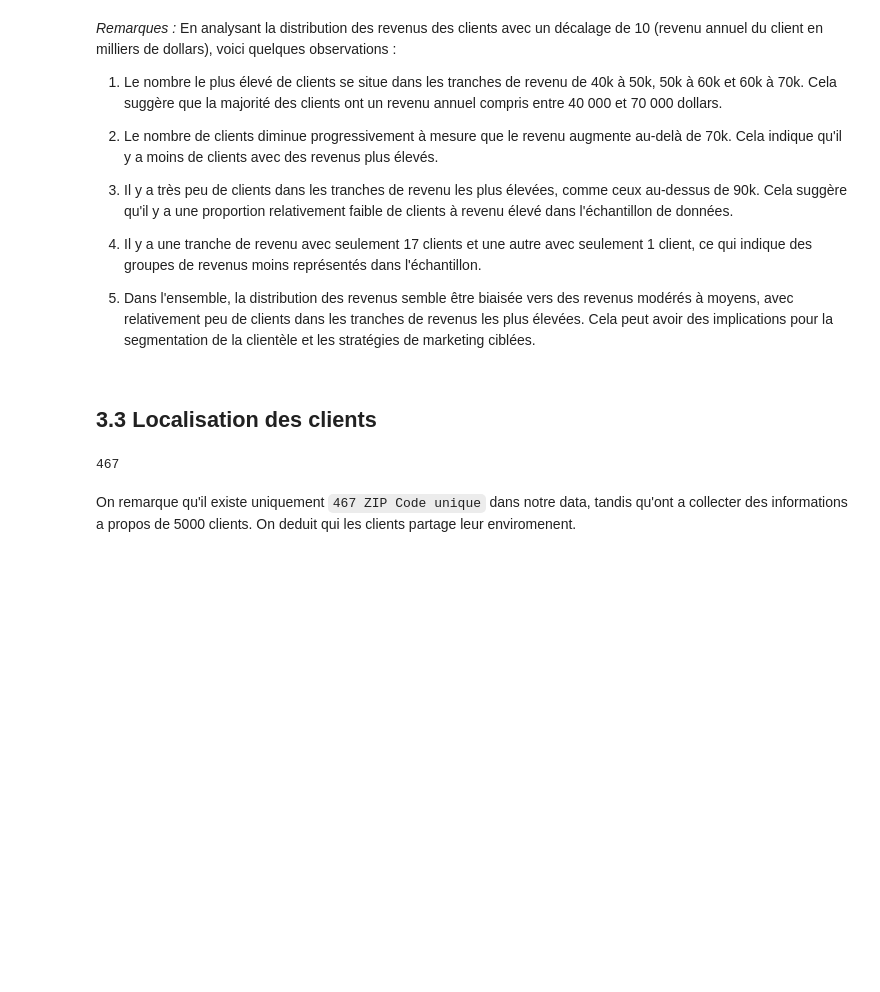
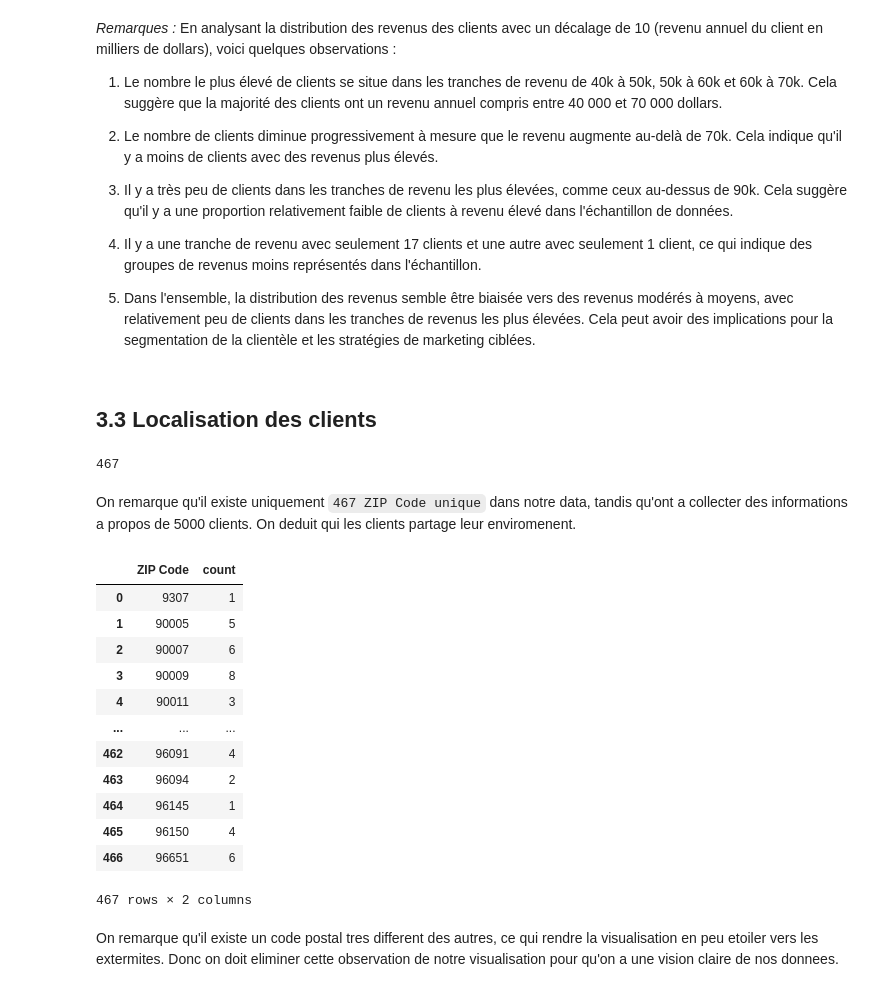
Before and after one commit to ImadElMaftouhi/Projet_dataMining, a Jupyter notebook: clustering.ipynb, the cells around one changed output. Drawn from its saved outputs; the diff is of its cells as text; code cells hidden in the pictures; blank space fills up the shorter version.

```diff
--- a/clustering.ipynb
+++ b/clustering.ipynb
@@ -295,3 +295,24 @@ len(df['ZIP Code'].unique())
 # %% [markdown]
 On remarque qu'il existe uniquement `467 ZIP Code unique` dans notre data, tandis qu'ont a collecter des informations a propos de 5000 clients.
 On deduit qui les clients partage leur enviromenent.
+# %%
+zip_code_grouped = df.groupby('ZIP Code').size()
+
+zip_code_df = pd.DataFrame({'count': zip_code_grouped}).reset_index()
+zip_code_df
+# %% [output]
+|  | ZIP Code | count |
+| 0 | 9307 | 1 |
+| 1 | 90005 | 5 |
+| 2 | 90007 | 6 |
+| 3 | 90009 | 8 |
+| 4 | 90011 | 3 |
+| ... | ... | ... |
+| 462 | 96091 | 4 |
+| 463 | 96094 | 2 |
+| 464 | 96145 | 1 |
+| 465 | 96150 | 4 |
+| 466 | 96651 | 6 |
+467 rows × 2 columns
+# %% [markdown]
+On remarque qu'il existe un code postal tres different des autres, ce qui rendre la visualisation en peu etoiler vers les extermites. Donc on doit eliminer cette observation de notre visualisation pour qu'on a une vision claire de nos donnees.
```
Also changed, not shown: parts of 17 cells of this notebook.
